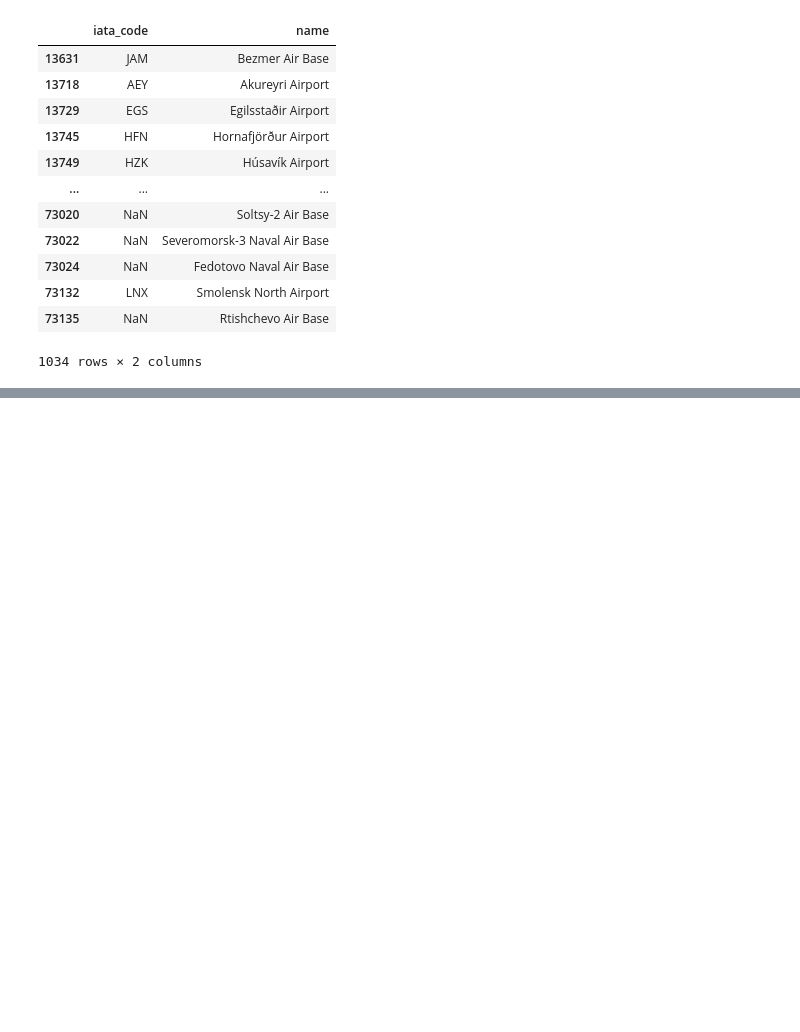
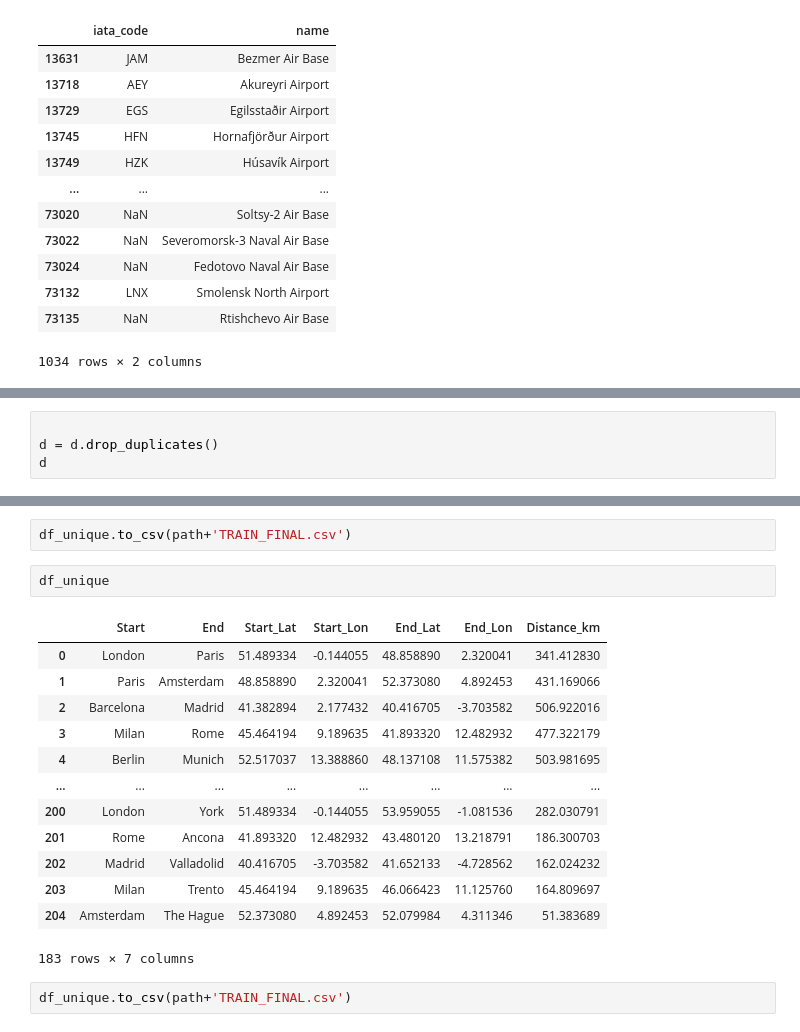
Before and after one commit to PrayanSen/potatoes_patatas, a Jupyter notebook: preprocessing/second_try.ipynb, the cells around one changed output, grey strips where cells are left out. Saved outputs shown, nothing was run; the diff lists cells and outputs as text; blank space fills up the shorter version.

```diff
--- a/preprocessing/second_try.ipynb
+++ b/preprocessing/second_try.ipynb
@@ -41,0 +67,4 @@ df[df['continent'] == 'EU'][['iata_code', 'name']]
+# %%
+
+d = d.drop_duplicates()
+d
@@ -41,0 +233,20 @@ df[df['continent'] == 'EU'][['iata_code', 'name']]
+# %%
+df_unique.to_csv(path+'TRAIN_FINAL.csv')
+# %%
+df_unique
+# %% [output]
+|  | Start | End | Start_Lat | Start_Lon | End_Lat | End_Lon | Distance_km |
+| 0 | London | Paris | 51.489334 | -0.144055 | 48.858890 | 2.320041 | 341.412830 |
+| 1 | Paris | Amsterdam | 48.858890 | 2.320041 | 52.373080 | 4.892453 | 431.169066 |
+| 2 | Barcelona | Madrid | 41.382894 | 2.177432 | 40.416705 | -3.703582 | 506.922016 |
+| 3 | Milan | Rome | 45.464194 | 9.189635 | 41.893320 | 12.482932 | 477.322179 |
+| 4 | Berlin | Munich | 52.517037 | 13.388860 | 48.137108 | 11.575382 | 503.981695 |
+| ... | ... | ... | ... | ... | ... | ... | ... |
+| 200 | London | York | 51.489334 | -0.144055 | 53.959055 | -1.081536 | 282.030791 |
+| 201 | Rome | Ancona | 41.893320 | 12.482932 | 43.480120 | 13.218791 | 186.300703 |
+| 202 | Madrid | Valladolid | 40.416705 | -3.703582 | 41.652133 | -4.728562 | 162.024232 |
+| 203 | Milan | Trento | 45.464194 | 9.189635 | 46.066423 | 11.125760 | 164.809697 |
+| 204 | Amsterdam | The Hague | 52.373080 | 4.892453 | 52.079984 | 4.311346 | 51.383689 |
+183 rows × 7 columns
+# %%
+df_unique.to_csv(path+'TRAIN_FINAL.csv')
```
Also changed, not shown: parts of 12 cells of this notebook.
